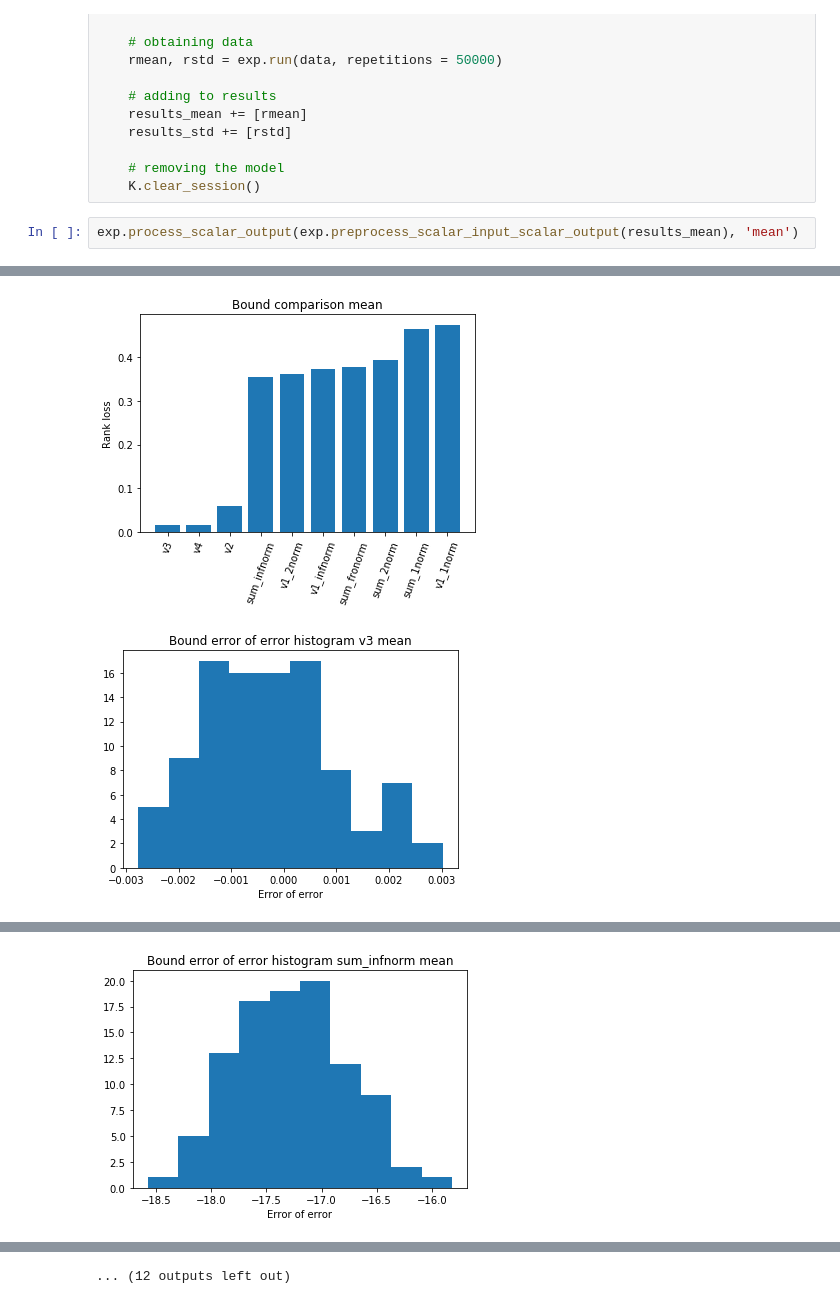
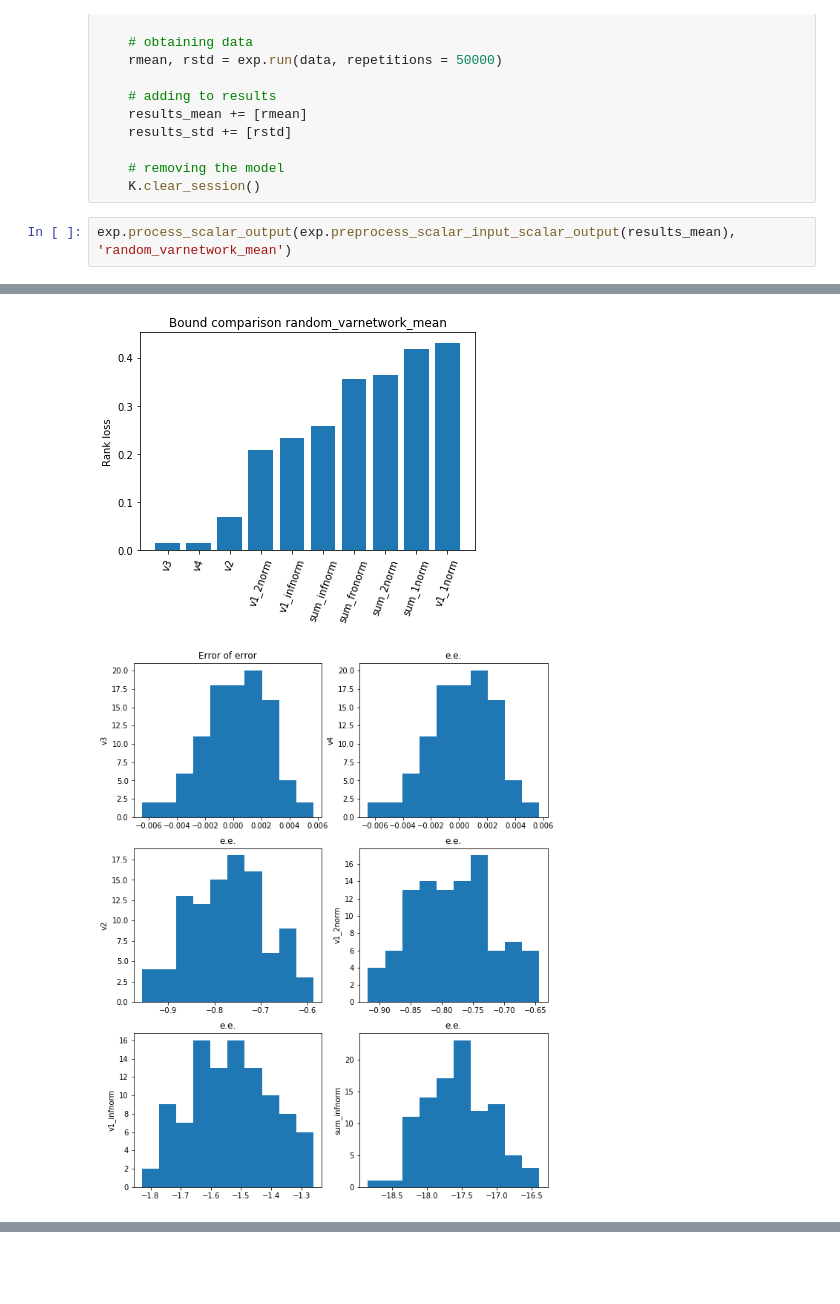
Before and after one commit to LPD-EPFL/nn-fault-tolerance, a Jupyter notebook: ErrorComparisonRandom.ipynb, the cells around one changed output, grey strips where cells are left out. Saved outputs shown, nothing was run; the diff lists cells and outputs as text; blank space fills up the shorter version.

```diff
--- a/ErrorComparisonRandom.ipynb
+++ b/ErrorComparisonRandom.ipynb
@@ -130,5 +126,5 @@ for i in tqdm(range(100)):
     # removing the model
     K.clear_session()
 # %%
-exp.process_scalar_output(exp.preprocess_scalar_input_scalar_output(results_mean), 'mean')
+exp.process_scalar_output(exp.preprocess_scalar_input_scalar_output(results_mean), 'random_varnetwork_mean')
 # %% [output]
@@ -136,2 +132,2 @@ exp.process_scalar_output(exp.preprocess_scalar_input_scalar_output(results_mean
-[figure, old version]
+[figure, new version]
-[figure, old version]
+[figure, new version]
@@ -140 +135,0 @@ exp.process_scalar_output(exp.preprocess_scalar_input_scalar_output(results_mean
-[figure, removed]
@@ -147 +135,0 @@ exp.process_scalar_output(exp.preprocess_scalar_input_scalar_output(results_mean
-... (12 outputs left out)
```
Also changed, not shown: parts of 4 cells of this notebook, 20 other files.
